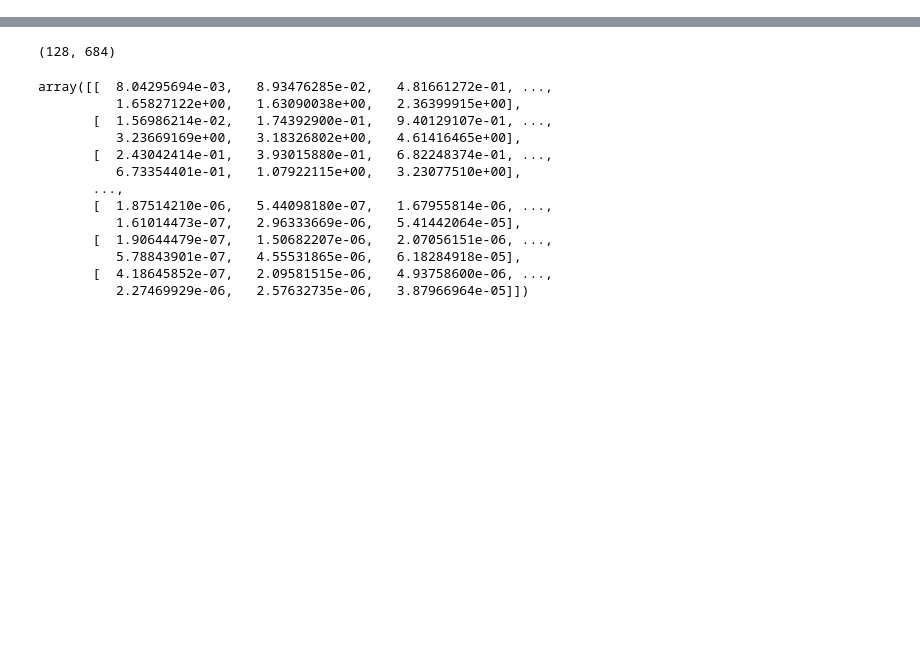
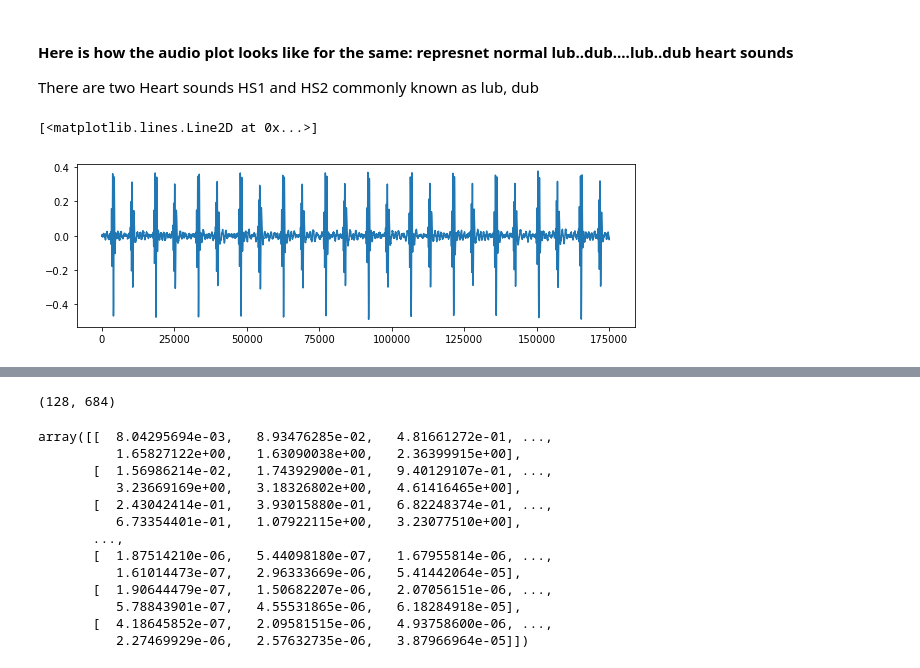
Before and after one commit to spandanchakraborty/UCapstone, a Jupyter notebook: Classify_Heart_Sound.ipynb, the cells around one changed output, grey strips where cells are left out. Drawn from its saved outputs; the diff is of its cells as text; code cells hidden in the pictures; blank space fills up the shorter version.

```diff
--- a/Classify_Heart_Sound.ipynb
+++ b/Classify_Heart_Sound.ipynb
@@ -16,0 +52,10 @@ df_sound_loc=pd.read_pickle(sound_locations)
+# %% [markdown]
+#### Here is how the audio plot looks like for the same: represnet normal lub..dub....lub..dub heart sounds
+There are two Heart sounds HS1 and HS2 commonly known as lub, dub
+# %%
+x, fs = librosa.load('./normal__201108011118.wav')
+fig = plt.figure(figsize=(10,3))
+plt.plot(x)
+# %% [output]
+[<matplotlib.lines.Line2D at 0x...>]
+[figure, added]
```
Also changed, not shown: parts of 47 cells of this notebook, 1 other file.
